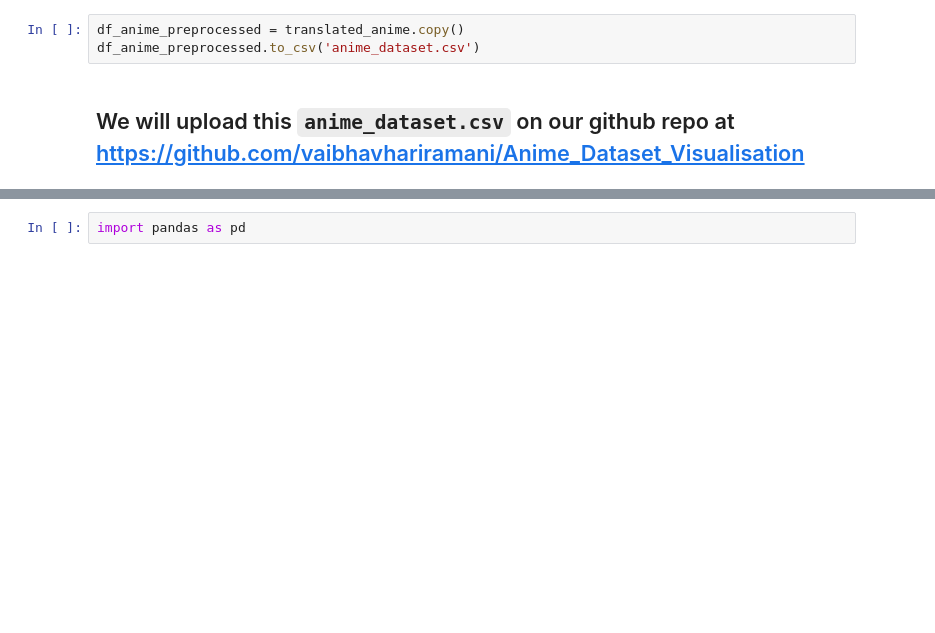
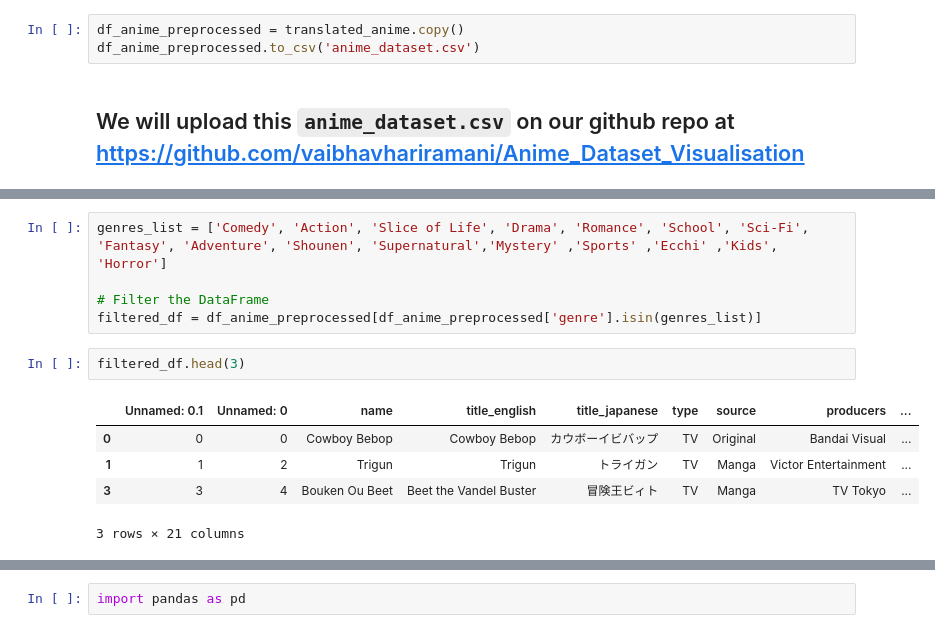
Before and after one commit to vaibhavhariramani/Anime_Dataset_Visualisation, a Jupyter notebook: VAIBHAVH_Anime_Dataset.ipynb, the cells around one changed output, grey strips where cells are left out. Cells and saved outputs as stored; diff of their text form; blank space fills up the shorter version.

```diff
--- a/VAIBHAVH_Anime_Dataset.ipynb
+++ b/VAIBHAVH_Anime_Dataset.ipynb
@@ -430,0 +493,13 @@ df_anime_preprocessed.to_csv('anime_dataset.csv')
+# %%
+genres_list = ['Comedy', 'Action', 'Slice of Life', 'Drama', 'Romance', 'School', 'Sci-Fi', 'Fantasy', 'Adventure', 'Shounen', 'Supernatural','Mystery' ,'Sports' ,'Ecchi' ,'Kids', 'Horror']
+
+# Filter the DataFrame
+filtered_df = df_anime_preprocessed[df_anime_preprocessed['genre'].isin(genres_list)]
+# %%
+filtered_df.head(3)
+# %% [output]
+|  | Unnamed: 0.1 | Unnamed: 0 | name | title_english | title_japanese | type | source | producers | ... |
+| 0 | 0 | 0 | Cowboy Bebop | Cowboy Bebop | カウボーイビバップ | TV | Original | Bandai Visual | ... |
+| 1 | 1 | 2 | Trigun | Trigun | トライガン | TV | Manga | Victor Entertainment | ... |
+| 3 | 3 | 4 | Bouken Ou Beet | Beet the Vandel Buster | 冒険王ビィト | TV | Manga | TV Tokyo | ... |
+3 rows × 21 columns
```
Also changed, not shown: parts of 18 cells of this notebook, 1 other file.
